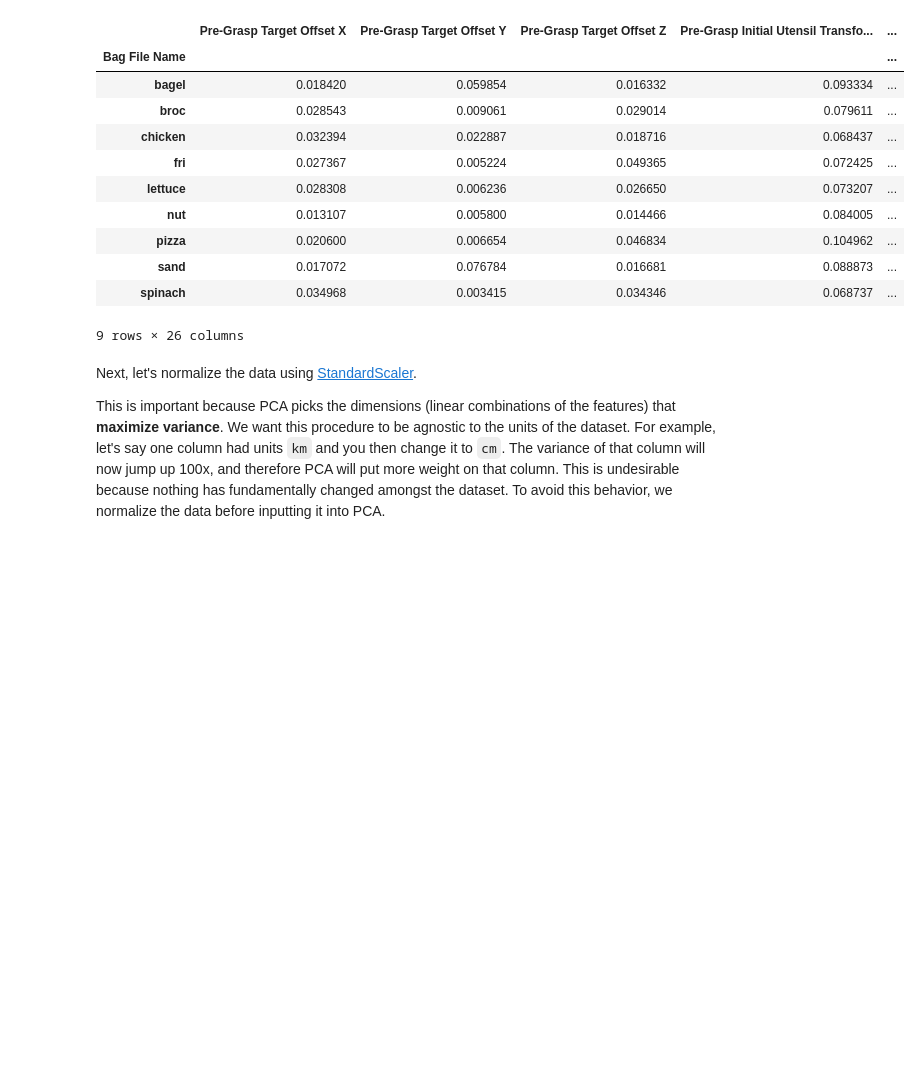
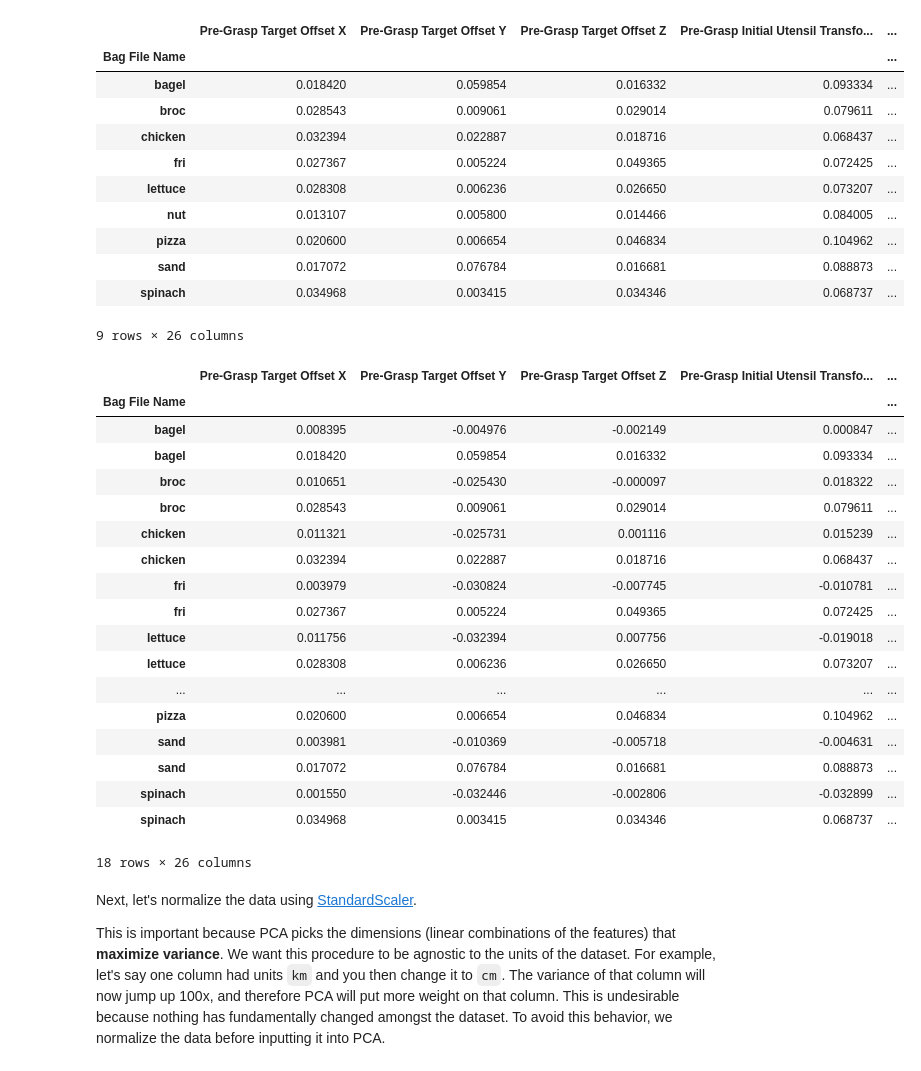
Before and after one commit to personalrobotics/corl23_towards_general_food_acquisition, a Jupyter notebook: scripts/pca.ipynb, the cells around one changed output. Saved outputs shown, nothing was run; the diff lists cells and outputs as text; code cells hidden in the pictures; blank space fills up the shorter version.

Commit message:
merged stdev and mean into one table

```diff
--- a/scripts/pca.ipynb
+++ b/scripts/pca.ipynb
@@ -142,9 +142,10 @@ The other columns indicate the amount of a protein present in that brain tissue
 # %% [markdown]
 ## Pre-processing
 # %%
-#data_averages.insert(1, "Team", "Any")
-
-data_averages.groupby('Bag File Name').mean()
+data_averages_mean = data_averages.copy()
+data_averages_mean.insert(1, "Calc", "Mean")
+data_averages_mean = data_averages_mean.groupby('Bag File Name').mean()
+data_averages_mean
 # %% [output]
 |  | Pre-Grasp Target Offset X | Pre-Grasp Target Offset Y | Pre-Grasp Target Offset Z | Pre-Grasp Initial Utensil Transfo... | ... |
 | Bag File Name |  |  |  |  | ... |
@@ -159,8 +160,10 @@ data_averages.groupby('Bag File Name').mean()
 | spinach | 0.001550 | -0.032446 | -0.002806 | -0.032899 | ... |
 9 rows × 26 columns
 # %%
-#data_averages.insert(1, "Team", "Any")
-data_averages.groupby('Bag File Name').std()
+data_averages_std = data_averages.copy()
+data_averages_std.insert(1, "Calc", "Stdev")
+data_averages_std =data_averages_std.groupby('Bag File Name').std()
+data_averages_std
 # %% [output]
 |  | Pre-Grasp Target Offset X | Pre-Grasp Target Offset Y | Pre-Grasp Target Offset Z | Pre-Grasp Initial Utensil Transfo... | ... |
 | Bag File Name |  |  |  |  | ... |
@@ -174,6 +177,29 @@ data_averages.groupby('Bag File Name').std()
 | sand | 0.017072 | 0.076784 | 0.016681 | 0.088873 | ... |
 | spinach | 0.034968 | 0.003415 | 0.034346 | 0.068737 | ... |
 9 rows × 26 columns
+# %%
+thing = pd.concat([data_averages_mean, data_averages_std]).sort_values(by=['Bag File Name'])
+thing
+# %% [output]
+|  | Pre-Grasp Target Offset X | Pre-Grasp Target Offset Y | Pre-Grasp Target Offset Z | Pre-Grasp Initial Utensil Transfo... | ... |
+| Bag File Name |  |  |  |  | ... |
+| bagel | 0.008395 | -0.004976 | -0.002149 | 0.000847 | ... |
+| bagel | 0.018420 | 0.059854 | 0.016332 | 0.093334 | ... |
+| broc | 0.010651 | -0.025430 | -0.000097 | 0.018322 | ... |
+| broc | 0.028543 | 0.009061 | 0.029014 | 0.079611 | ... |
+| chicken | 0.011321 | -0.025731 | 0.001116 | 0.015239 | ... |
+| chicken | 0.032394 | 0.022887 | 0.018716 | 0.068437 | ... |
+| fri | 0.003979 | -0.030824 | -0.007745 | -0.010781 | ... |
+| fri | 0.027367 | 0.005224 | 0.049365 | 0.072425 | ... |
+| lettuce | 0.011756 | -0.032394 | 0.007756 | -0.019018 | ... |
+| lettuce | 0.028308 | 0.006236 | 0.026650 | 0.073207 | ... |
+| ... | ... | ... | ... | ... | ... |
+| pizza | 0.020600 | 0.006654 | 0.046834 | 0.104962 | ... |
+| sand | 0.003981 | -0.010369 | -0.005718 | -0.004631 | ... |
+| sand | 0.017072 | 0.076784 | 0.016681 | 0.088873 | ... |
+| spinach | 0.001550 | -0.032446 | -0.002806 | -0.032899 | ... |
+| spinach | 0.034968 | 0.003415 | 0.034346 | 0.068737 | ... |
+18 rows × 26 columns
 # %% [markdown]
 Next, let's normalize the data using [StandardScaler](https://scikit-learn.org/stable/modules/generated/sklearn.preprocessing.StandardScaler.html).
 
```
